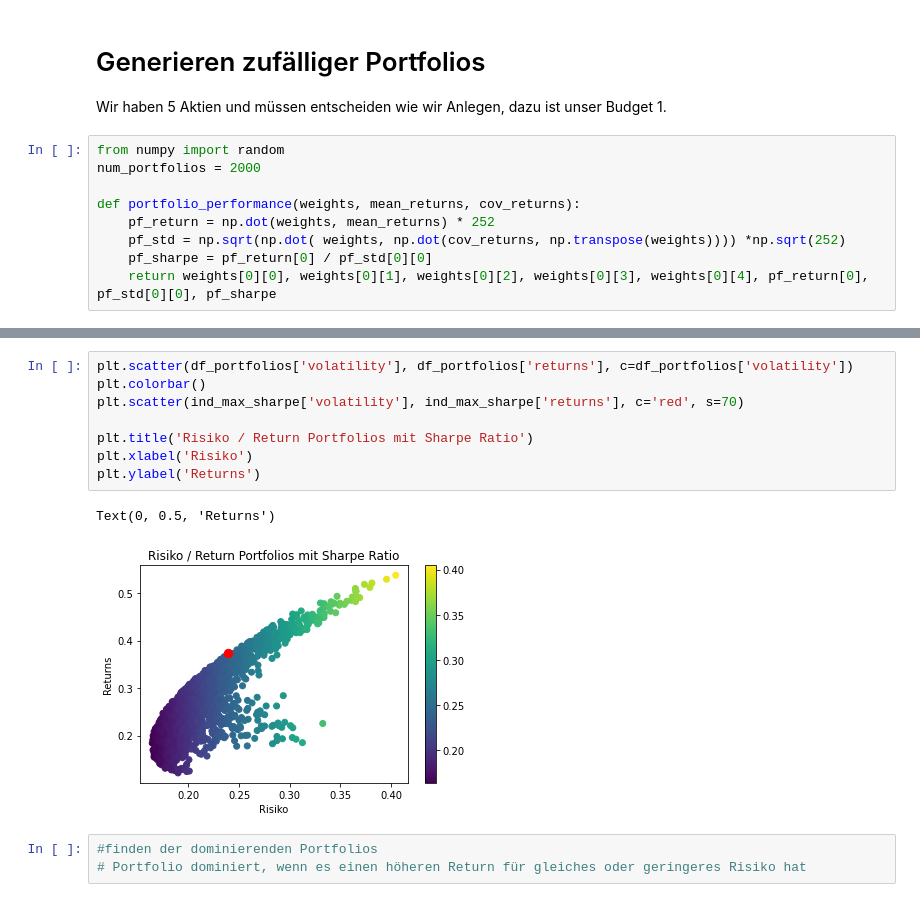
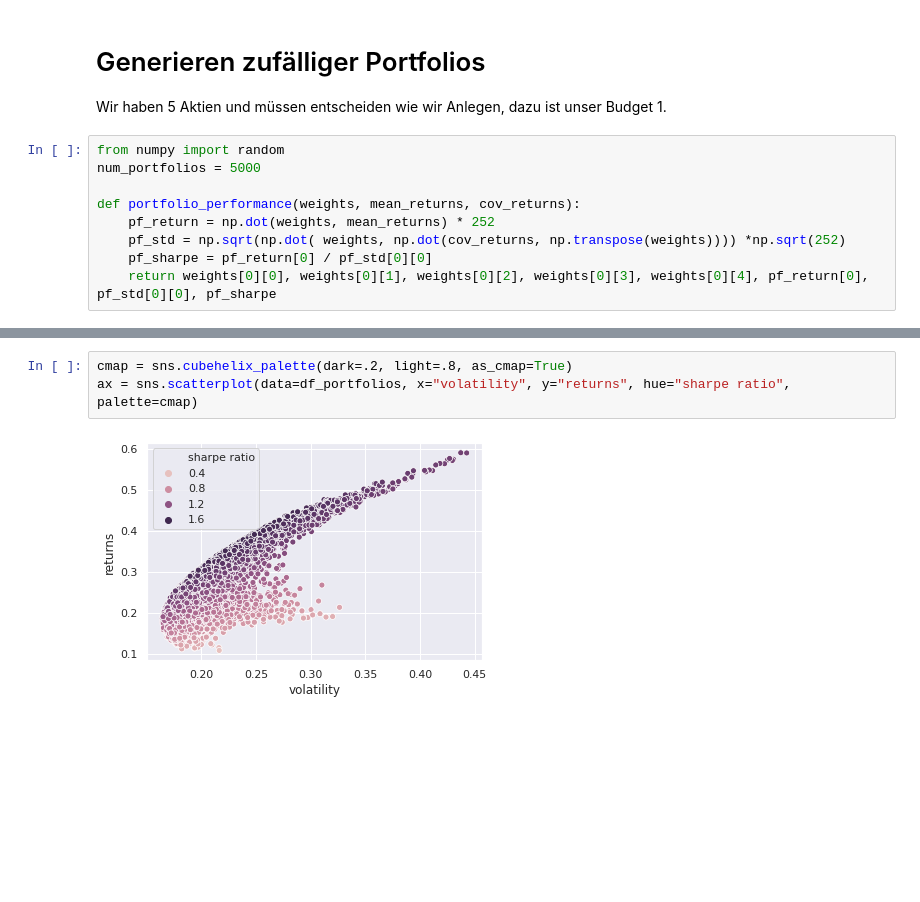
Before and after one commit to johannesgoebel/efficient_frontier, a Jupyter notebook: effiency_frontier.ipynb, the cells around one changed output, grey strips where cells are left out. Saved outputs shown, nothing was run; the diff lists cells and outputs as text; blank space fills up the shorter version.

```diff
--- a/effiency_frontier.ipynb
+++ b/effiency_frontier.ipynb
@@ -77,7 +58,7 @@ Text(0, 0.5, 'Returns')
 Wir haben 5 Aktien und müssen entscheiden wie wir Anlegen, dazu ist unser Budget 1.
 # %%
 from numpy import random
-num_portfolios = 2000
+num_portfolios = 5000
 
 def portfolio_performance(weights, mean_returns, cov_returns):
     pf_return = np.dot(weights, mean_returns) * 252
@@ -119,14 +91,5 @@ ind_max_sharpe
-# %%
-plt.scatter(df_portfolios['volatility'], df_portfolios['returns'], c=df_portfolios['volatility'])
-plt.colorbar()
-plt.scatter(ind_max_sharpe['volatility'], ind_max_sharpe['returns'], c='red', s=70)
-
-plt.title('Risiko / Return Portfolios mit Sharpe Ratio')
-plt.xlabel('Risiko')
-plt.ylabel('Returns')
-# %% [output]
-Text(0, 0.5, 'Returns')
-[figure, removed]
-# %%
-#finden der dominierenden Portfolios
-# Portfolio dominiert, wenn es einen höheren Return für gleiches oder geringeres Risiko hat
+# %%
+cmap = sns.cubehelix_palette(dark=.2, light=.8, as_cmap=True)
+ax = sns.scatterplot(data=df_portfolios, x="volatility", y="returns", hue="sharpe ratio", palette=cmap)
+# %% [output]
+[figure, added]
```
Also changed, not shown: parts of 11 cells of this notebook.
